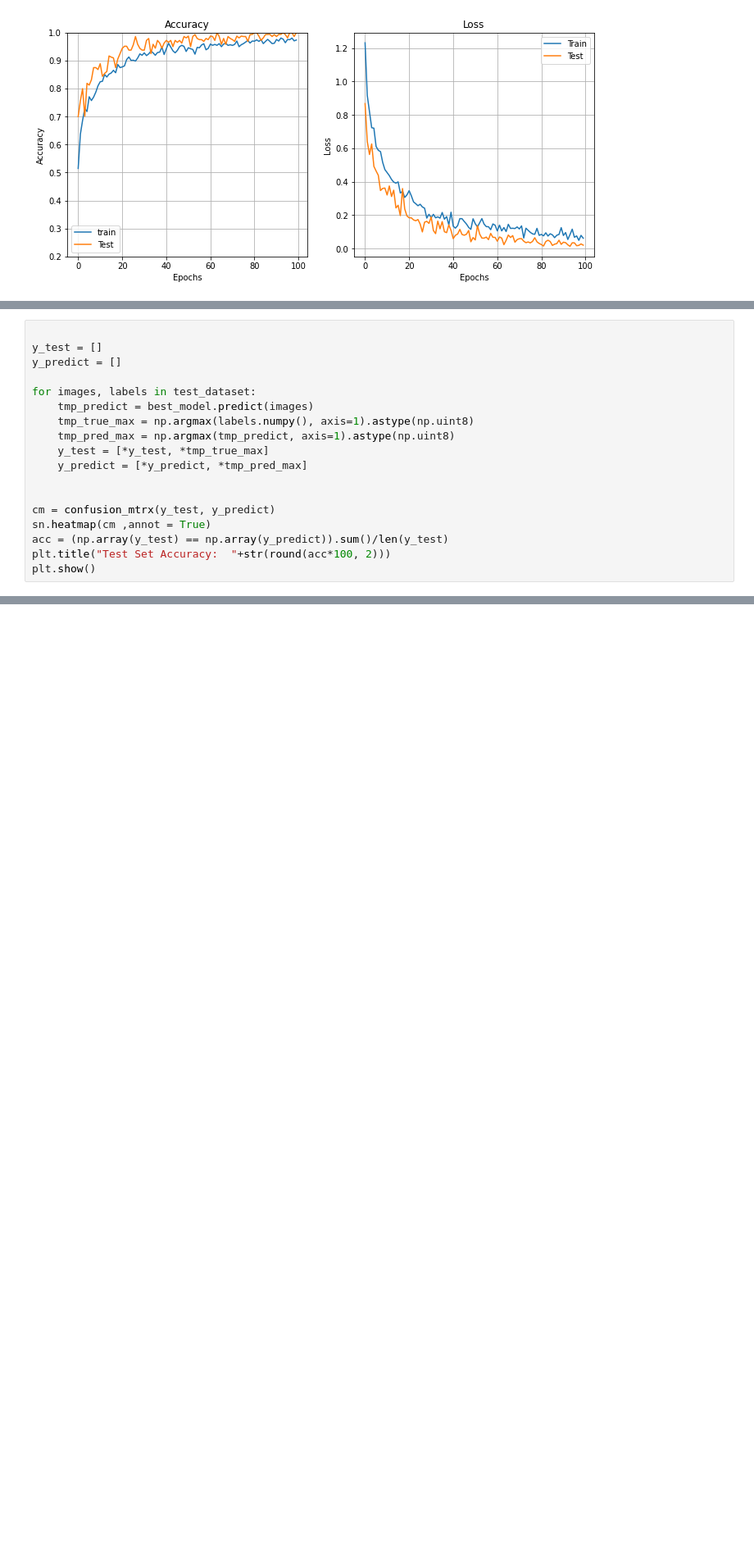
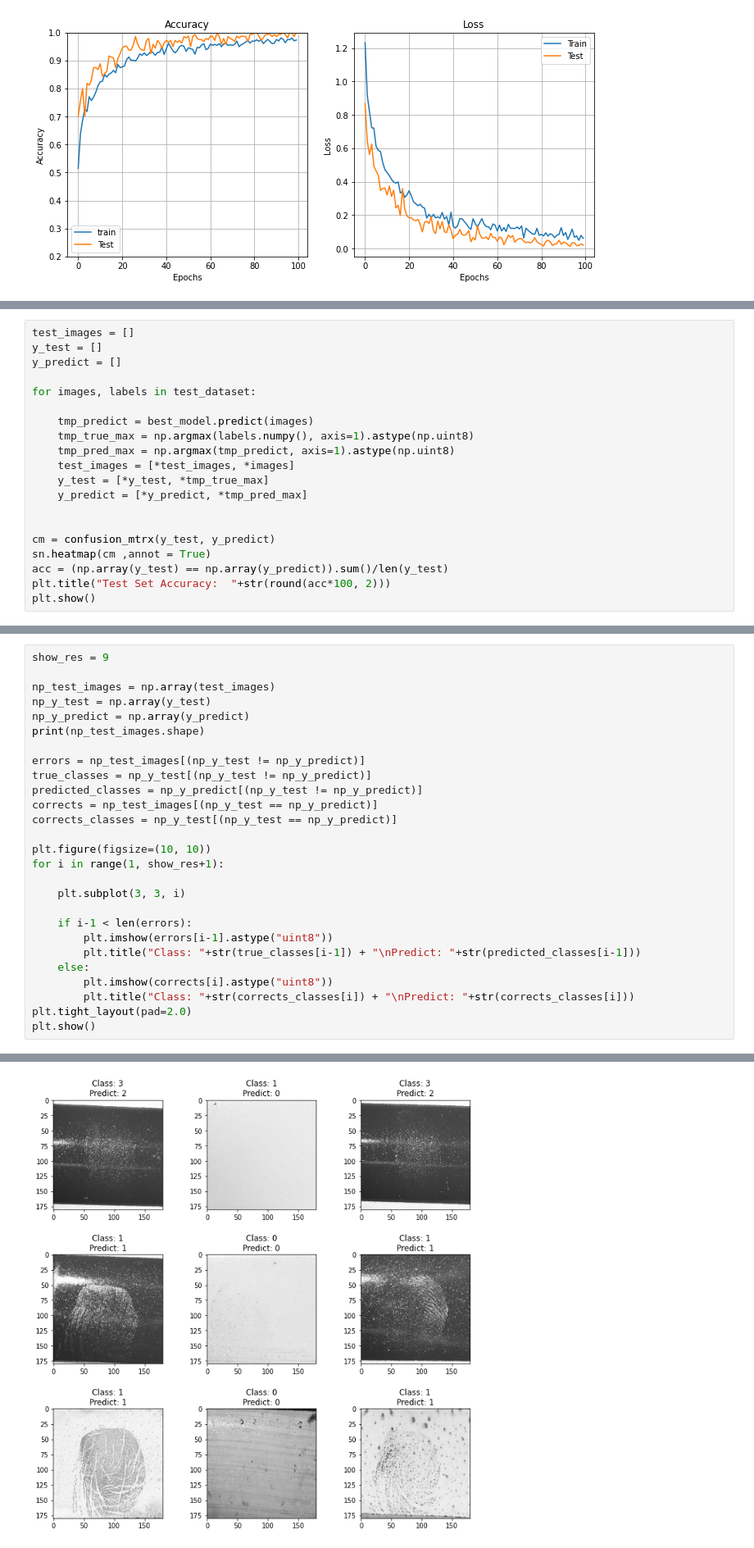
Before and after one commit to KobiAms/FingerprintsQuality, a Jupyter notebook: FP_classification.ipynb, the cells around one changed output, grey strips where cells are left out. Shown at 82% size. Saved outputs shown, nothing was run; the diff lists cells and outputs as text; blank space fills up the shorter version.

```diff
--- a/FP_classification.ipynb
+++ b/FP_classification.ipynb
@@ -819,12 +856,14 @@ plt.show()
 # %%
-
+test_images = []
 y_test = []
 y_predict = []
 
 for images, labels in test_dataset:
+
     tmp_predict = best_model.predict(images)
     tmp_true_max = np.argmax(labels.numpy(), axis=1).astype(np.uint8)
     tmp_pred_max = np.argmax(tmp_predict, axis=1).astype(np.uint8)
+    test_images = [*test_images, *images]
     y_test = [*y_test, *tmp_true_max]
     y_predict = [*y_predict, *tmp_pred_max]
 
@@ -839,0 +880,28 @@ plt.show()
+# %%
+show_res = 9
+
+np_test_images = np.array(test_images)
+np_y_test = np.array(y_test)
+np_y_predict = np.array(y_predict)
+print(np_test_images.shape)
+
+errors = np_test_images[(np_y_test != np_y_predict)]
+true_classes = np_y_test[(np_y_test != np_y_predict)]
+predicted_classes = np_y_predict[(np_y_test != np_y_predict)]
+corrects = np_test_images[(np_y_test == np_y_predict)]
+corrects_classes = np_y_test[(np_y_test == np_y_predict)]
+
+plt.figure(figsize=(10, 10))
+for i in range(1, show_res+1):
+
+    plt.subplot(3, 3, i)
+
+    if i-1 < len(errors):
+        plt.imshow(errors[i-1].astype("uint8"))
+        plt.title("Class: "+str(true_classes[i-1]) + "\nPredict: "+str(predicted_classes[i-1]))
+    else:
+        plt.imshow(corrects[i].astype("uint8"))
+        plt.title("Class: "+str(corrects_classes[i]) + "\nPredict: "+str(corrects_classes[i]))
+plt.tight_layout(pad=2.0)
+plt.show()
+# %% [output]
@@ -839,0 +909 @@ plt.show()
+[figure, added]
```
Also changed, not shown: parts of 13 cells of this notebook, 1 other file.
